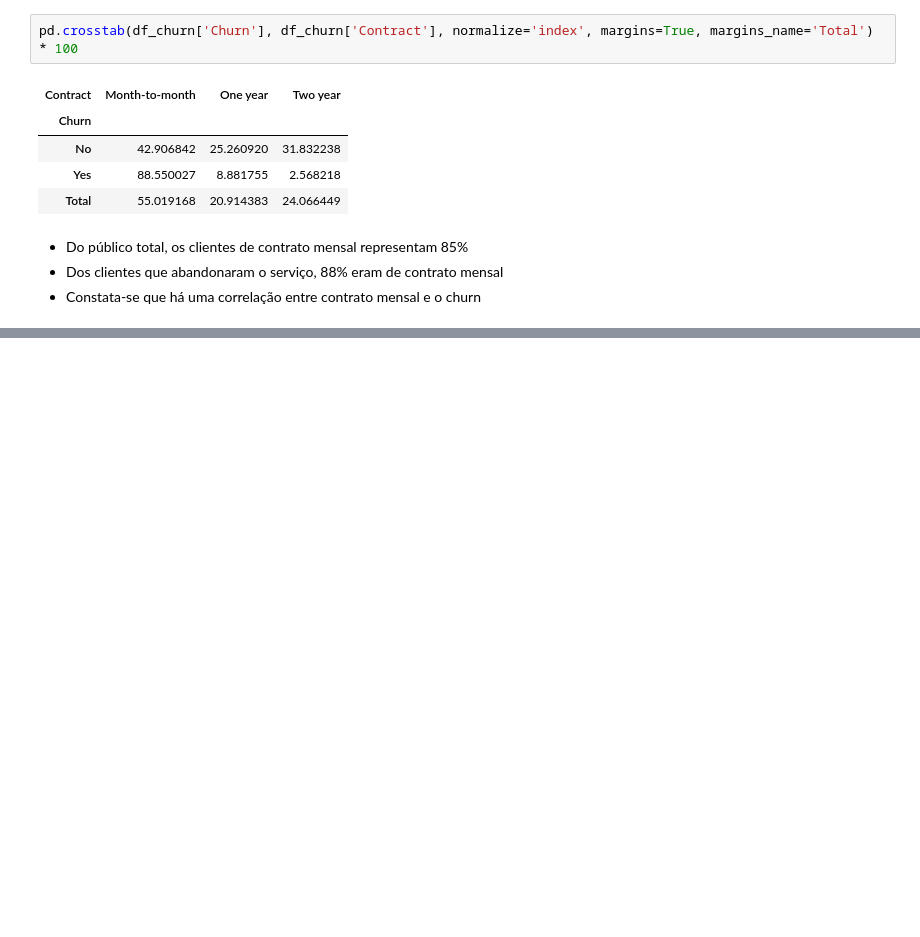
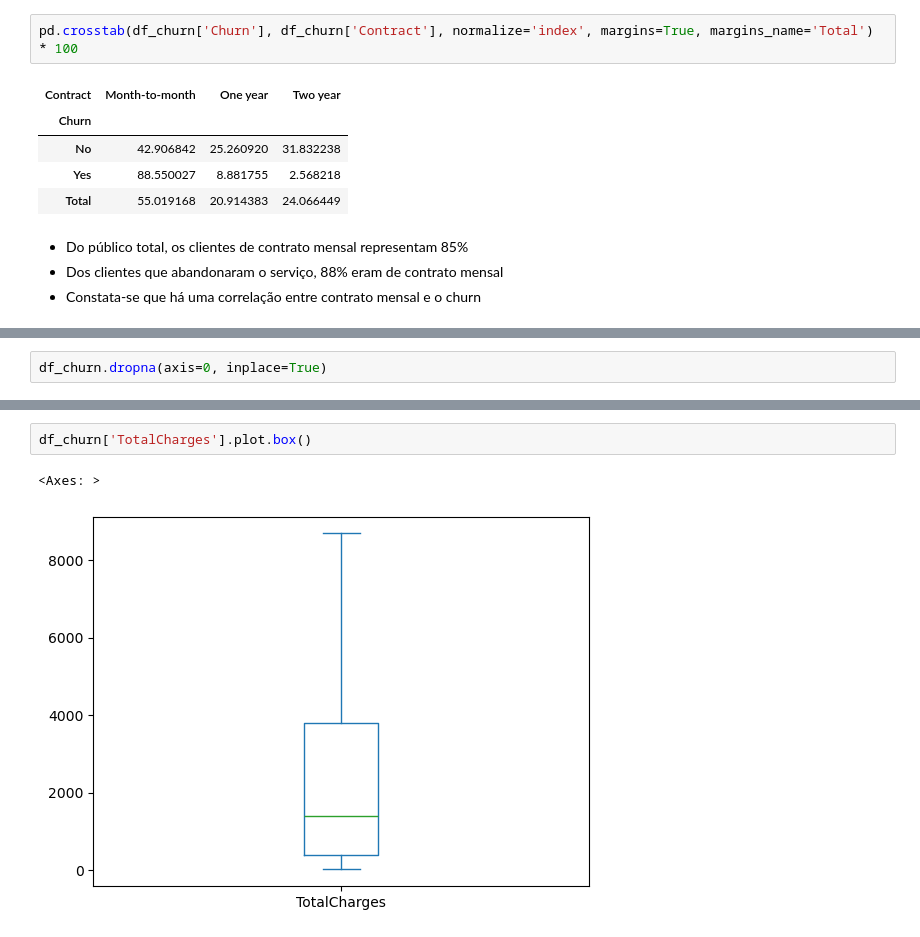
Before and after one commit to leandroclv/Analise_Dados_Python_Panda, a Jupyter notebook: analise_exploratoria dos dados/preparando_os_dados.ipynb, the cells around one changed output, grey strips where cells are left out. Drawn from its saved outputs; the diff is of its cells as text; blank space fills up the shorter version.

```diff
--- a/analise_exploratoria dos dados/preparando_os_dados.ipynb
+++ b/analise_exploratoria dos dados/preparando_os_dados.ipynb
@@ -740,0 +862,2 @@ pd.crosstab(df_churn['Churn'], df_churn['Contract'], normalize='index', margins=
+# %%
+df_churn.dropna(axis=0, inplace=True)
@@ -740,0 +884,5 @@ pd.crosstab(df_churn['Churn'], df_churn['Contract'], normalize='index', margins=
+# %%
+df_churn['TotalCharges'].plot.box()
+# %% [output]
+<Axes: >
+[figure, added]
```
Also changed, not shown: parts of 45 cells of this notebook, 5 other files.
